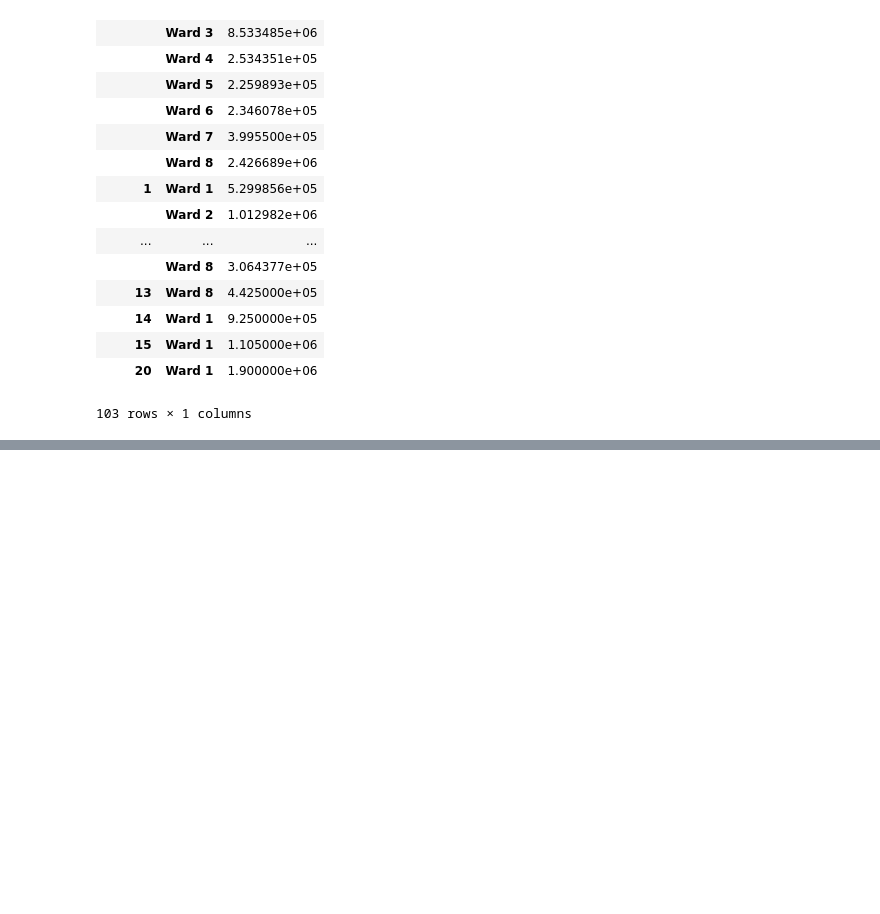
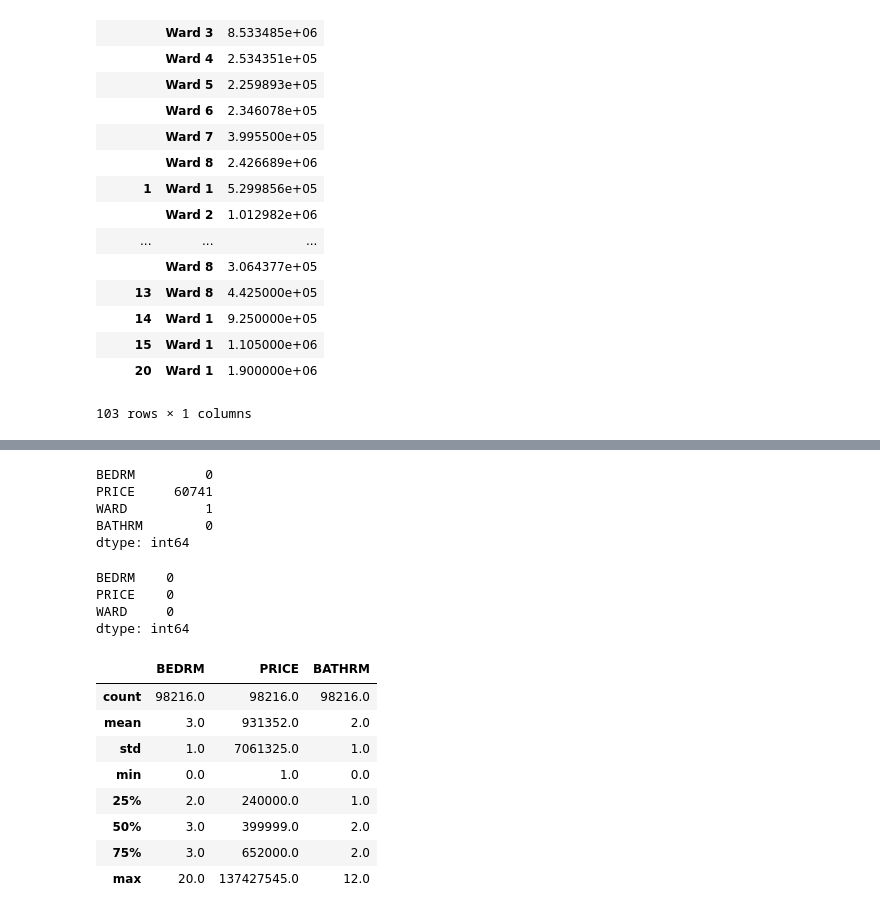
Before and after one commit to TOyefule/DataBootCampPub, a Jupyter notebook: SShapiro_DCProperties_Analysis.ipynb, the cells around one changed output, grey strips where cells are left out. Saved outputs shown, nothing was run; the diff lists cells and outputs as text; code cells hidden in the pictures; blank space fills up the shorter version.

```diff
--- a/SShapiro_DCProperties_Analysis.ipynb
+++ b/SShapiro_DCProperties_Analysis.ipynb
@@ -164,0 +182,28 @@ pd.pivot_table(df2_no_missing, values=['PRICE'], index=['BEDRM','WARD'])
+# %%
+df3_no_missing = df3.dropna()
+df3.isnull().sum()
+# %% [output]
+BEDRM         0
+PRICE     60741
+WARD          1
+BATHRM        0
+dtype: int64
+# %%
+df2_no_missing.isnull().sum()
+# %% [output]
+BEDRM    0
+PRICE    0
+WARD     0
+dtype: int64
+# %%
+df3_no_missing.describe().round()
+# %% [output]
+|  | BEDRM | PRICE | BATHRM |
+| count | 98216.0 | 98216.0 | 98216.0 |
+| mean | 3.0 | 931352.0 | 2.0 |
+| std | 1.0 | 7061325.0 | 1.0 |
+| min | 0.0 | 1.0 | 0.0 |
+| 25% | 2.0 | 240000.0 | 1.0 |
+| 50% | 3.0 | 399999.0 | 2.0 |
+| 75% | 3.0 | 652000.0 | 2.0 |
+| max | 20.0 | 137427545.0 | 12.0 |
```
Also changed, not shown: parts of 9 cells of this notebook.
